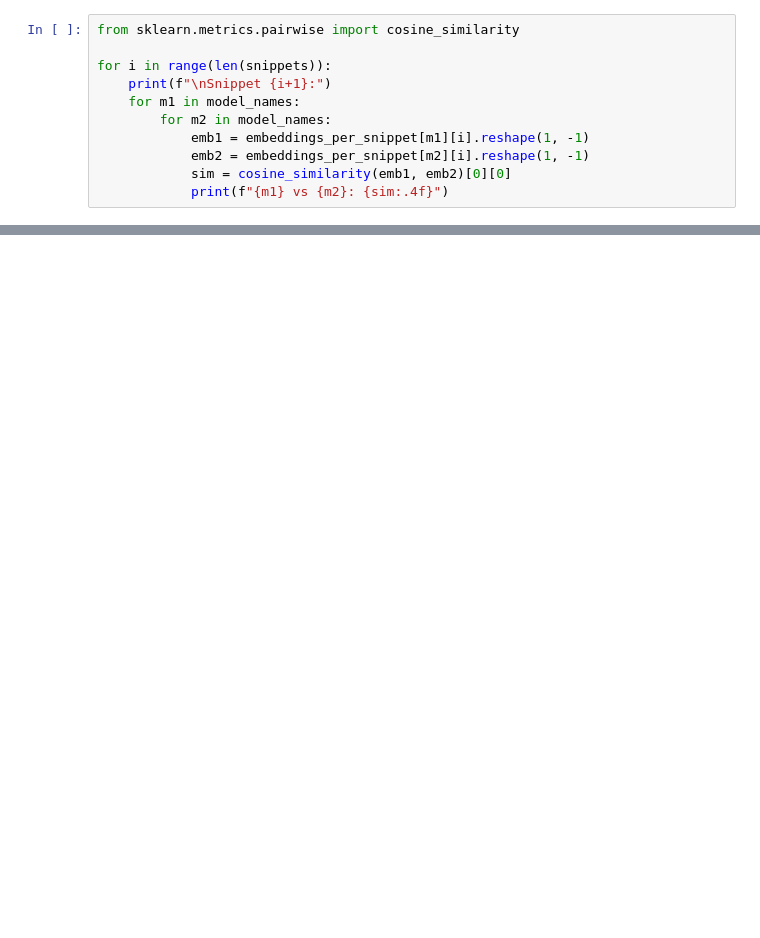
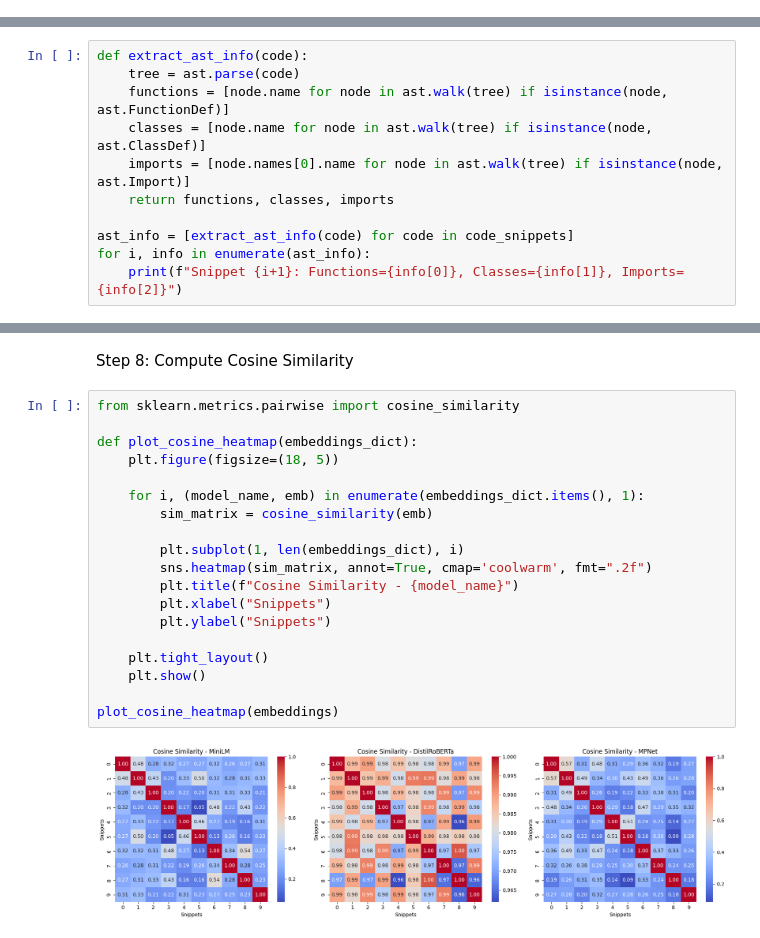
Before and after one commit to deekshi1230/Infosys_Springboard, a Jupyter notebook: Milestone1_notebook (1).ipynb, the cells around one changed output, grey strips where cells are left out. Cells and saved outputs as stored; diff of their text form; blank space fills up the shorter version.

```diff
--- a/Milestone1_notebook (1).ipynb
+++ b/Milestone1_notebook (1).ipynb
@@ -35,11 +0,0 @@ for name in embeddings_per_snippet:
-# %%
-from sklearn.metrics.pairwise import cosine_similarity
-
-for i in range(len(snippets)):
-    print(f"\nSnippet {i+1}:")
-    for m1 in model_names:
-        for m2 in model_names:
-            emb1 = embeddings_per_snippet[m1][i].reshape(1, -1)
-            emb2 = embeddings_per_snippet[m2][i].reshape(1, -1)
-            sim = cosine_similarity(emb1, emb2)[0][0]
-            print(f"{m1} vs {m2}: {sim:.4f}")
@@ -82,0 +99,11 @@ df.to_csv("snippet_similarity_per_snippet.csv", index=False)
+# %%
+def extract_ast_info(code):
+    tree = ast.parse(code)
+    functions = [node.name for node in ast.walk(tree) if isinstance(node, ast.FunctionDef)]
+    classes = [node.name for node in ast.walk(tree) if isinstance(node, ast.ClassDef)]
+    imports = [node.names[0].name for node in ast.walk(tree) if isinstance(node, ast.Import)]
+    return functions, classes, imports
+
+ast_info = [extract_ast_info(code) for code in code_snippets]
+for i, info in enumerate(ast_info):
+    print(f"Snippet {i+1}: Functions={info[0]}, Classes={info[1]}, Imports={info[2]}")
@@ -82,0 +171,23 @@ df.to_csv("snippet_similarity_per_snippet.csv", index=False)
+# %% [markdown]
+Step 8: Compute Cosine Similarity
+# %%
+from sklearn.metrics.pairwise import cosine_similarity
+
+def plot_cosine_heatmap(embeddings_dict):
+    plt.figure(figsize=(18, 5))
+
+    for i, (model_name, emb) in enumerate(embeddings_dict.items(), 1):
+        sim_matrix = cosine_similarity(emb)
+
+        plt.subplot(1, len(embeddings_dict), i)
+        sns.heatmap(sim_matrix, annot=True, cmap='coolwarm', fmt=".2f")
+        plt.title(f"Cosine Similarity - {model_name}")
+        plt.xlabel("Snippets")
+        plt.ylabel("Snippets")
+
+    plt.tight_layout()
+    plt.show()
+
+plot_cosine_heatmap(embeddings)
+# %% [output]
+[figure, added]
```
Also changed, not shown: parts of 18 cells of this notebook.
